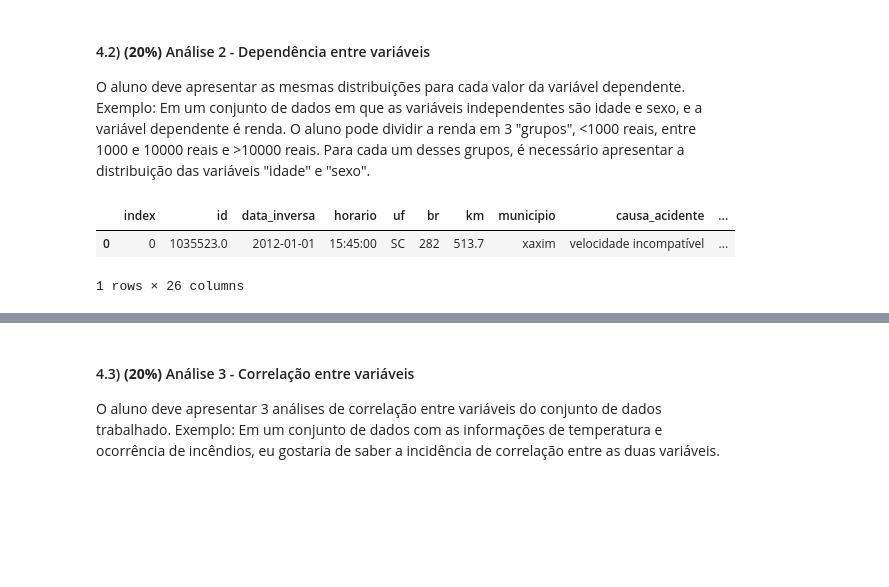
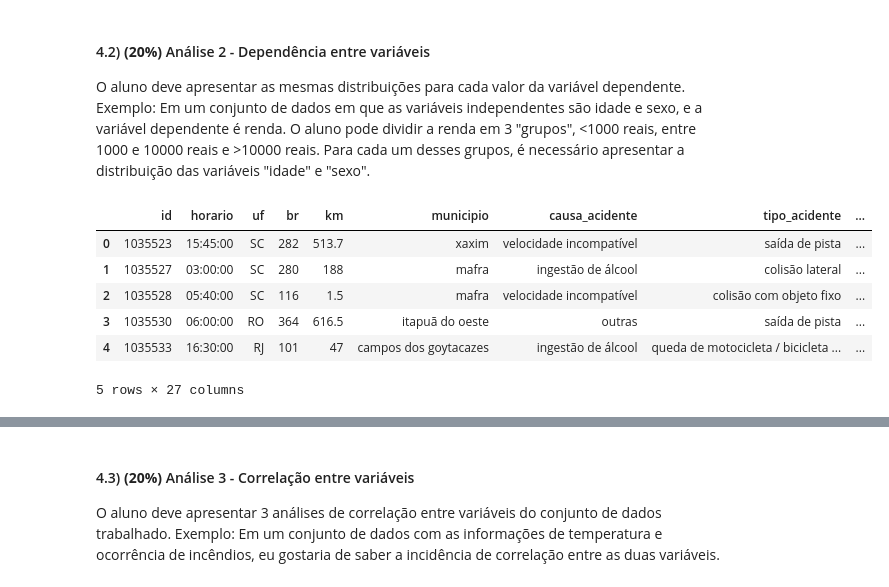
Before and after one commit to LilianeAquino/aed_projeto_1, a Jupyter notebook: template.ipynb, the cells around one changed output, grey strips where cells are left out. Saved outputs shown, nothing was run; the diff lists cells and outputs as text; code cells hidden in the pictures; blank space fills up the shorter version.

```diff
--- a/template.ipynb
+++ b/template.ipynb
@@ -332,11 +310,0 @@ O aluno deve apresentar as mesmas distribuições para cada valor da variável d
-# %%
-#Outono: 20 de março a 20 de junho
-#Inverno: 21 de junho a 22 de setembro
-#Primavera: 23 de setembro a 21 de dezembro
-#Verão: 22 de dezembro a 19 de março
-
-df_2007_2018.reset_index().head(1)
-# %% [output]
-|  | index | id | data_inversa | horario | uf | br | km | municipio | causa_acidente | ... |
-| 0 | 0 | 1035523.0 | 2012-01-01 | 15:45:00 | SC | 282 | 513.7 | xaxim | velocidade incompatível | ... |
-1 rows × 26 columns
@@ -342,0 +313,45 @@ df_2007_2018.reset_index().head(1)
+# %%
+#Verificar: faltou algumas datas
+
+def estaco_ano(data):
+
+    dia = data.day
+    mes = data.month
+    estacao = ''
+
+    if mes <= 3:
+        estacao = 'verão'
+
+    if mes == 12 & dia >= 22:
+        estacao = 'verão'
+
+    if mes == 3 & dia >= 20:
+        estacao = 'outono'
+
+    if mes <= 6 & mes > 3:
+        estacao = 'outono'
+
+    if mes == 6 & dia >= 21:
+        estacao = 'inverno'
+
+    if mes <= 9 & mes > 6:
+        estacao = 'inverno'
+
+    if mes == 9 & dia >= 23:
+        estacao = 'primavera'
+
+    if mes <= 12 & mes > 10:
+        estacao = 'primavera'
+
+    return estacao
+
+df_2007_2018['estacao_do_ano'] = df_2007_2018['data'].apply(estaco_ano)
+df_2007_2018.head()
+# %% [output]
+|  | id | horario | uf | br | km | municipio | causa_acidente | tipo_acidente | ... |
+| 0 | 1035523 | 15:45:00 | SC | 282 | 513.7 | xaxim | velocidade incompatível | saída de pista | ... |
+| 1 | 1035527 | 03:00:00 | SC | 280 | 188 | mafra | ingestão de álcool | colisão lateral | ... |
+| 2 | 1035528 | 05:40:00 | SC | 116 | 1.5 | mafra | velocidade incompatível | colisão com objeto fixo | ... |
+| 3 | 1035530 | 06:00:00 | RO | 364 | 616.5 | itapuã do oeste | outras | saída de pista | ... |
+| 4 | 1035533 | 16:30:00 | RJ | 101 | 47 | campos dos goytacazes | ingestão de álcool | queda de motocicleta / bicicleta ... | ... |
+5 rows × 27 columns
```
Also changed, not shown: parts of 26 cells of this notebook.
